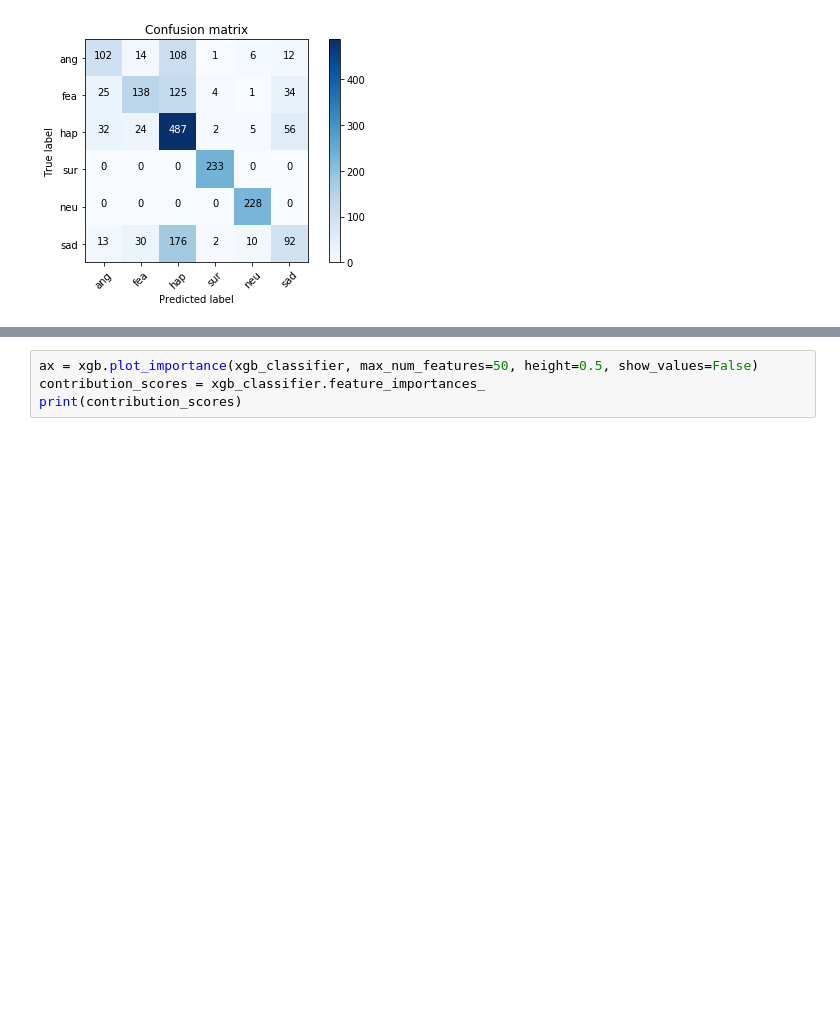
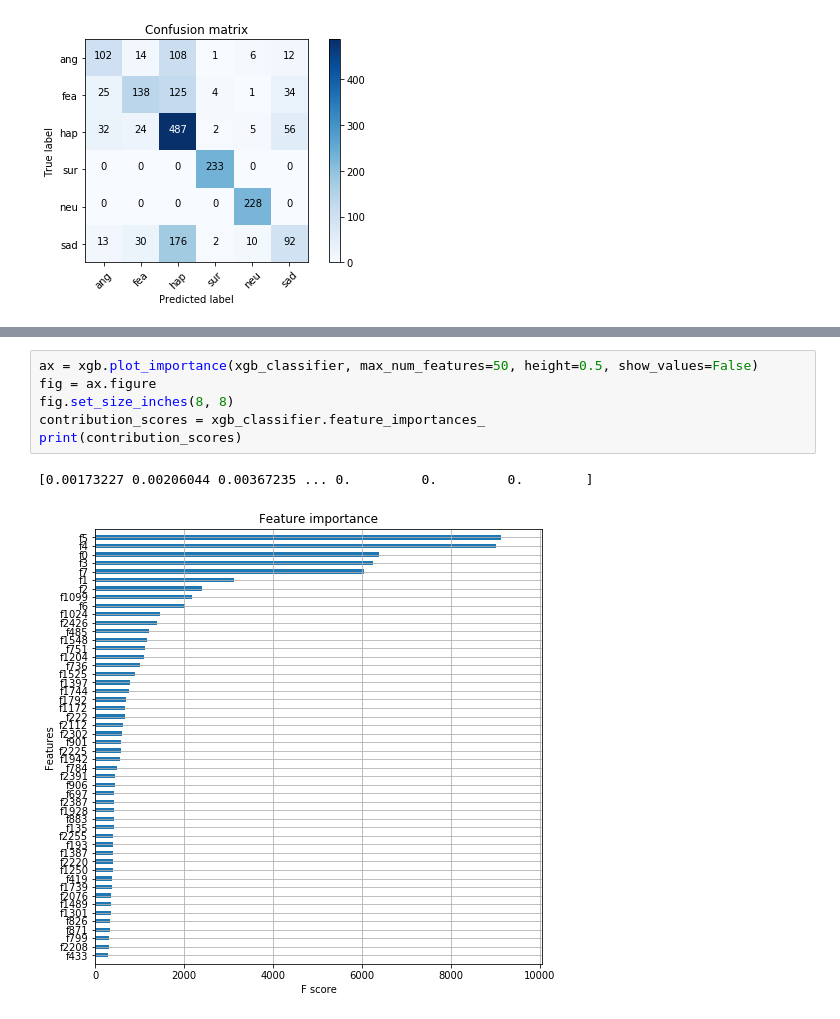
Before and after one commit to Demfier/multimodal-speech-emotion-recognition, a Jupyter notebook: 5.2_combined_classification.ipynb, the cells around one changed output, grey strips where cells are left out. Cells and saved outputs as stored; diff of their text form; blank space fills up the shorter version.

```diff
--- a/5.2_combined_classification.ipynb
+++ b/5.2_combined_classification.ipynb
@@ -237,7 +302,12 @@ with open('pred_probas/combined_lr_classifier.pkl', 'wb') as f:
 # %%
 ax = xgb.plot_importance(xgb_classifier, max_num_features=50, height=0.5, show_values=False)
+fig = ax.figure
+fig.set_size_inches(8, 8)
 contribution_scores = xgb_classifier.feature_importances_
 print(contribution_scores)
+# %% [output]
+[0.00173227 0.00206044 0.00367235 ... 0.         0.         0.        ]
+[figure, added]
 # %%
 # Load predicted probabilities
 with open('pred_probas/combined_rf_classifier.pkl', 'rb') as f:
```
Also changed, not shown: parts of 6 cells of this notebook, 1 other file.
